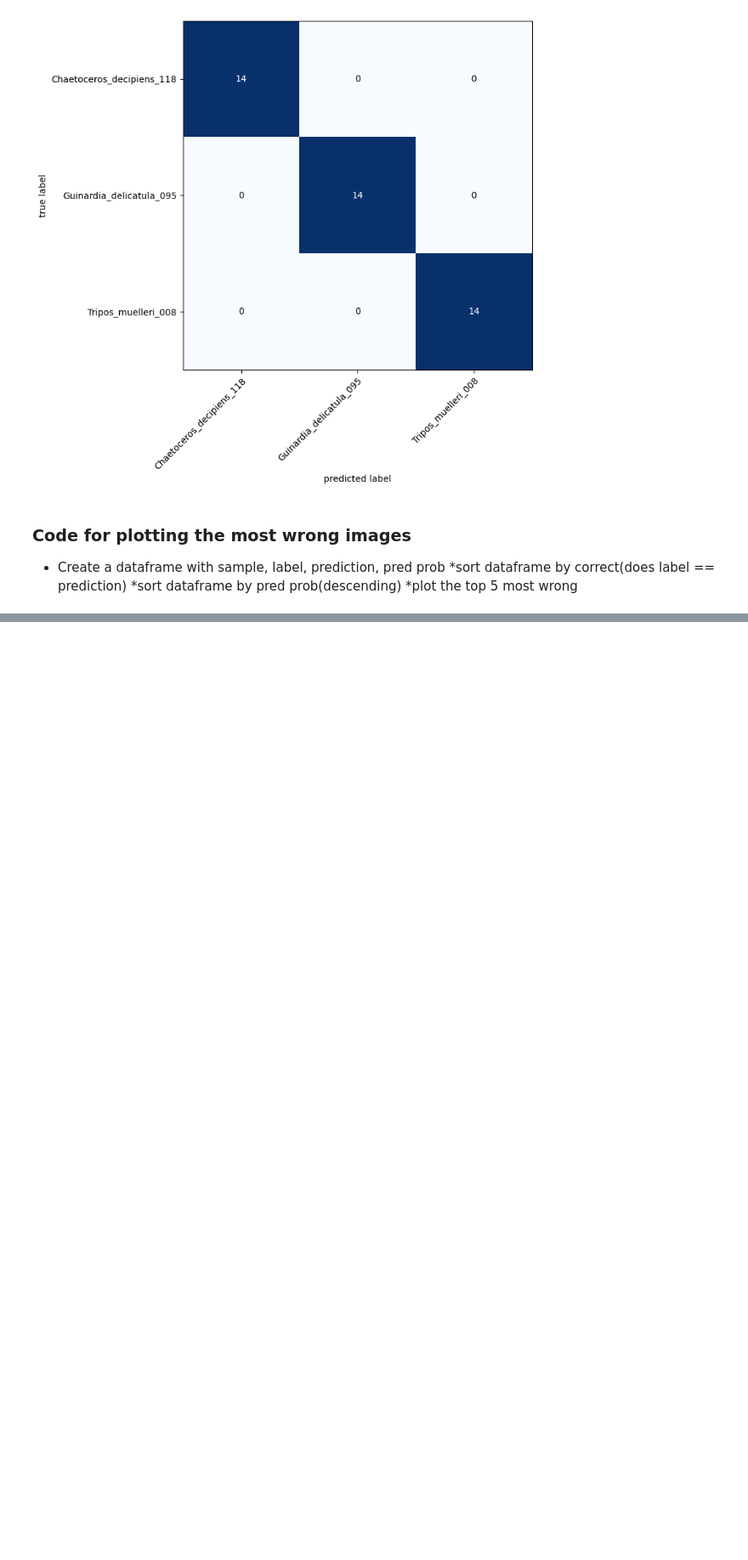
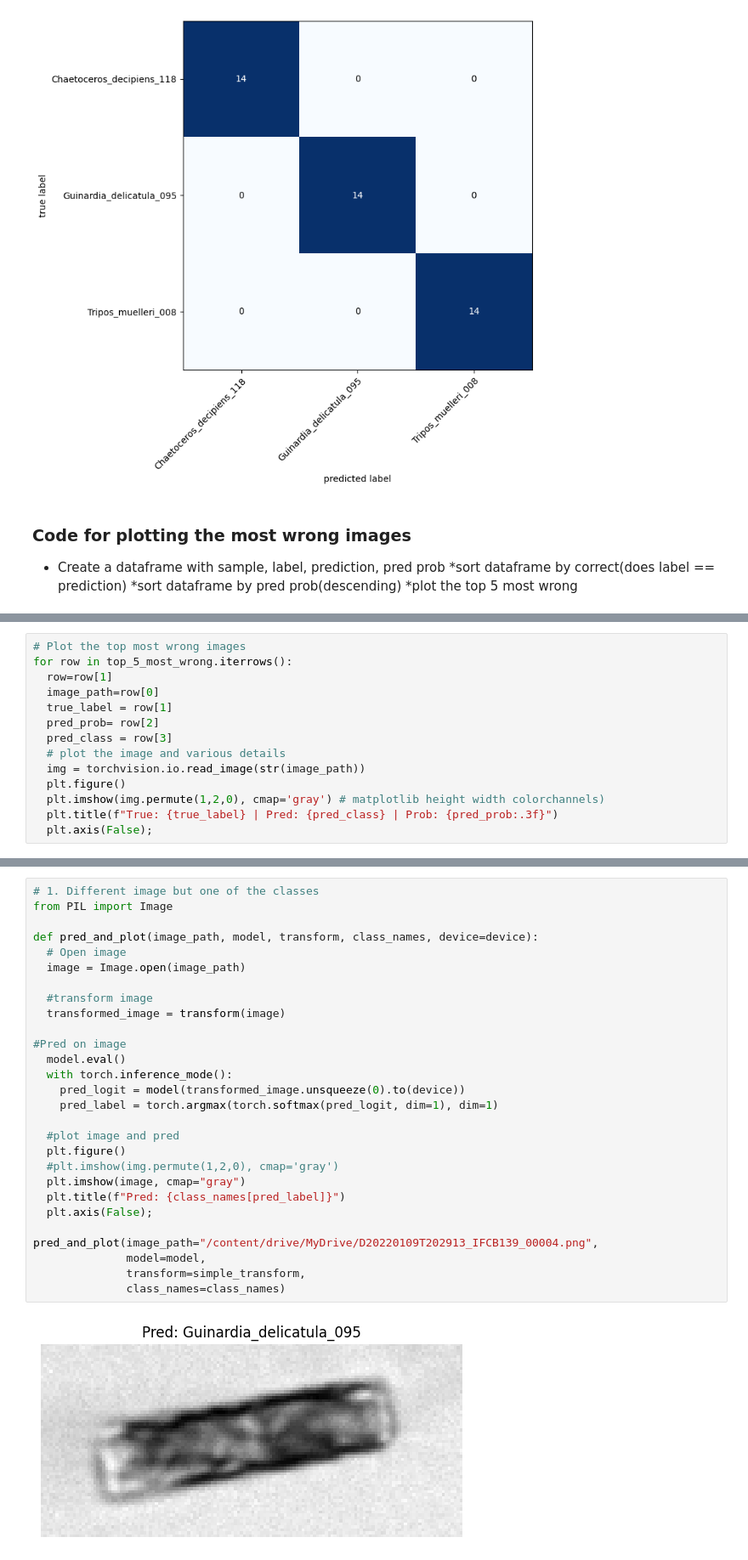
Before and after one commit to maritnorli/IFCB_CNN_Classify, a Jupyter notebook: CNN_transferlearning_IFCB.ipynb, the cells around one changed output, grey strips where cells are left out. Shown at 85% size. Saved outputs shown, nothing was run; the diff lists cells and outputs as text; blank space fills up the shorter version.

```diff
--- a/CNN_transferlearning_IFCB.ipynb
+++ b/CNN_transferlearning_IFCB.ipynb
@@ -332,0 +393,14 @@ def pred_and_store(test_paths, model, transform, class_names):
+# %%
+# Plot the top most wrong images
+for row in top_5_most_wrong.iterrows():
+  row=row[1]
+  image_path=row[0]
+  true_label = row[1]
+  pred_prob= row[2]
+  pred_class = row[3]
+  # plot the image and various details
+  img = torchvision.io.read_image(str(image_path))
+  plt.figure()
+  plt.imshow(img.permute(1,2,0), cmap='gray') # matplotlib height width colorchannels)
+  plt.title(f"True: {true_label} | Pred: {pred_class} | Prob: {pred_prob:.3f}")
+  plt.axis(False);
@@ -332,0 +442,30 @@ def pred_and_store(test_paths, model, transform, class_names):
+# %%
+# 1. Different image but one of the classes
+from PIL import Image
+
+def pred_and_plot(image_path, model, transform, class_names, device=device):
+  # Open image
+  image = Image.open(image_path)
+
+  #transform image
+  transformed_image = transform(image)
+
+#Pred on image
+  model.eval()
+  with torch.inference_mode():
+    pred_logit = model(transformed_image.unsqueeze(0).to(device))
+    pred_label = torch.argmax(torch.softmax(pred_logit, dim=1), dim=1)
+
+  #plot image and pred
+  plt.figure()
+  #plt.imshow(img.permute(1,2,0), cmap='gray')
+  plt.imshow(image, cmap="gray")
+  plt.title(f"Pred: {class_names[pred_label]}")
+  plt.axis(False);
+
+pred_and_plot(image_path="/content/drive/MyDrive/D20220109T202913_IFCB139_00004.png",
+              model=model,
+              transform=simple_transform,
+              class_names=class_names)
+# %% [output]
+[figure, added]
```
Also changed, not shown: parts of 18 cells of this notebook.
